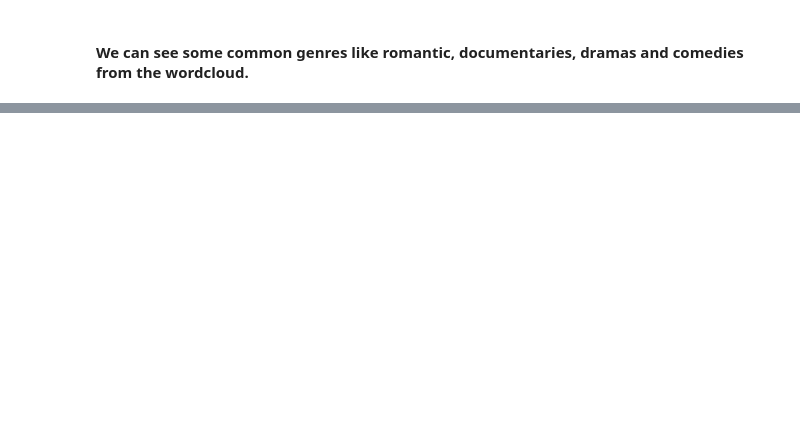
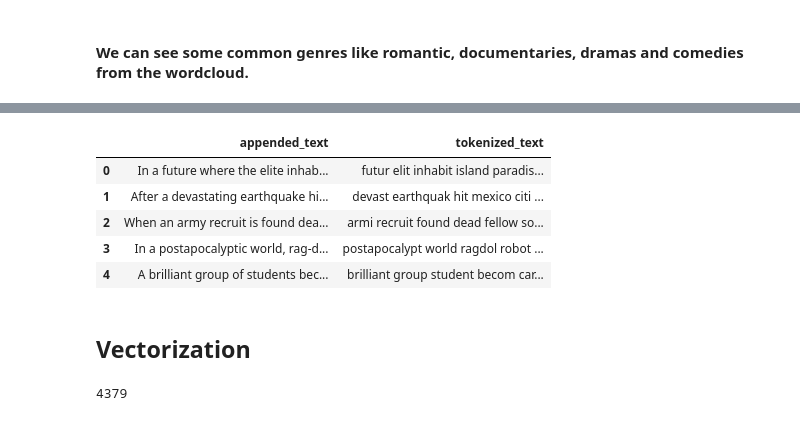
Before and after one commit to codeboy47/Netflix-movies-and-tv-shows-clustering, a Jupyter notebook: Individual_Notebook.ipynb, the cells around one changed output, grey strips where cells are left out. Cells and saved outputs as stored; diff of their text form; code cells hidden in the pictures; blank space fills up the shorter version.

```diff
--- a/Individual_Notebook.ipynb
+++ b/Individual_Notebook.ipynb
@@ -465,0 +536,21 @@ plt.show()
+# %%
+# Creating an object of SnowballStemmer
+stemmer = SnowballStemmer("english")
+
+# Function for stemming each word of the given text
+def stemming(text):
+    text = [stemmer.stem(word) for word in text.split()]
+    return ' '.join(text)
+# %%
+netflix_df['tokenized_text'] = netflix_df['tokenized_text'].apply(stemming)
+# %%
+netflix_df[['appended_text', 'tokenized_text']].head()
+# %% [output]
+|  | appended_text | tokenized_text |
+| 0 | In a future where the elite inhab... | futur elit inhabit island paradis... |
+| 1 | After a devastating earthquake hi... | devast earthquak hit mexico citi ... |
+| 2 | When an army recruit is found dea... | armi recruit found dead fellow so... |
+| 3 | In a postapocalyptic world, rag-d... | postapocalypt world ragdol robot ... |
+| 4 | A brilliant group of students bec... | brilliant group student becom car... |
+# %% [markdown]
+## <b> Vectorization </b>
@@ -465,0 +563,4 @@ plt.show()
+# %%
+print(len(tf_idf.get_feature_names()))
+# %% [output]
+4379
```
Also changed, not shown: parts of 27 cells of this notebook.
